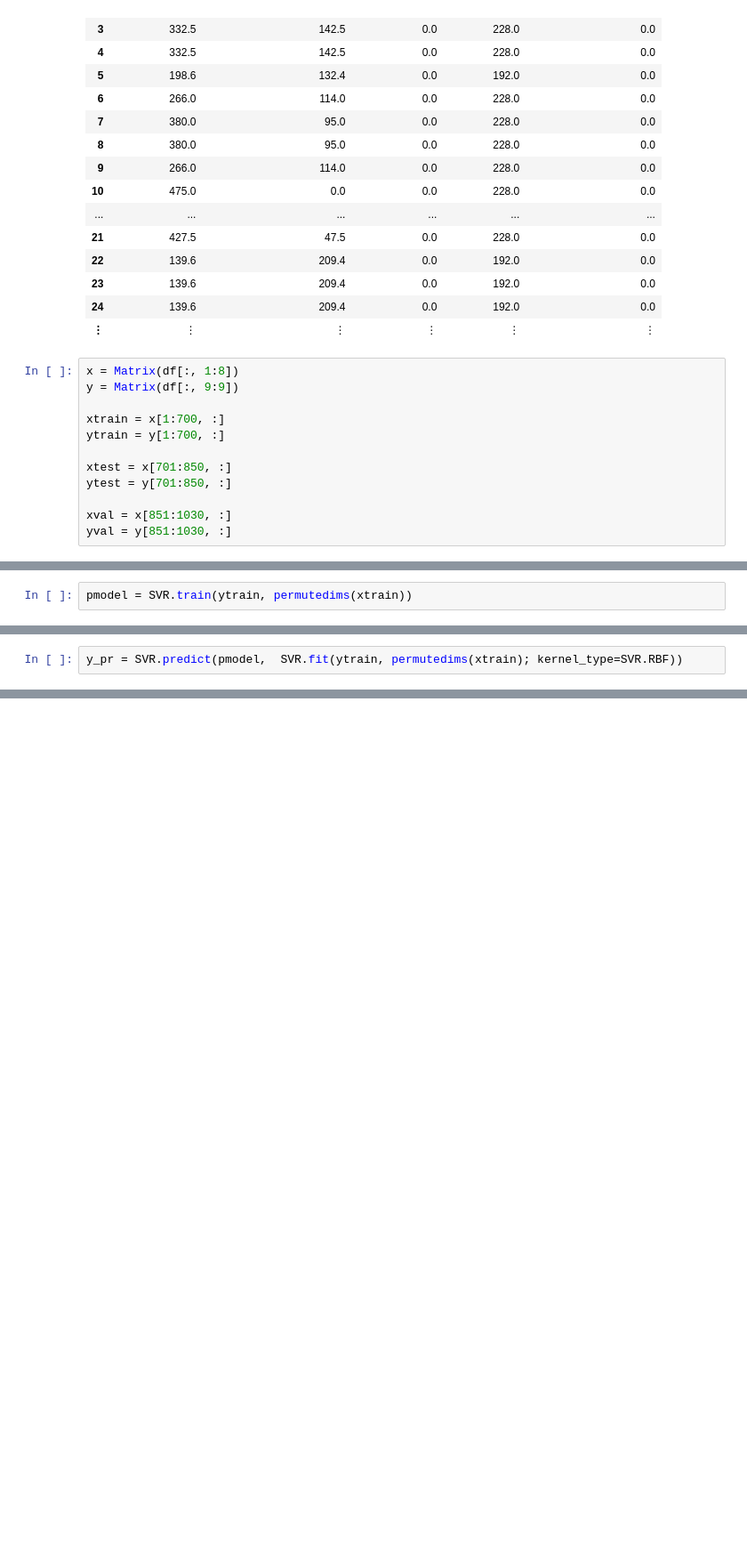
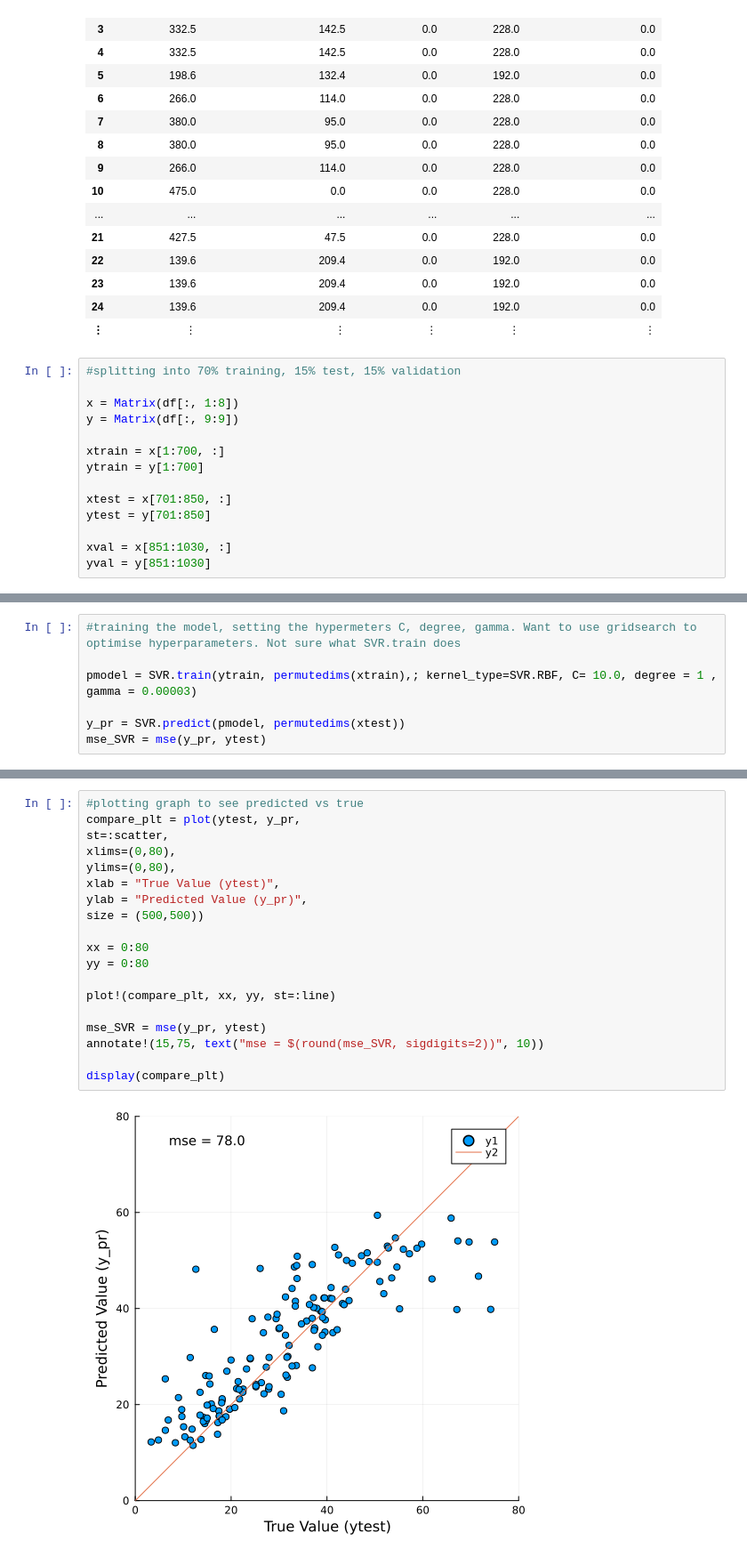
Before and after one commit to uiceds/cee-492-term-project-fall-2022-team-online, a Jupyter notebook: reference/2-Support Vector Regression/SVR.ipynb, the cells around one changed output, grey strips where cells are left out. Shown: that part at 89% size. Cells and saved outputs as stored; diff of their text form; blank space fills up the shorter version.

```diff
--- a/reference/2-Support Vector Regression/SVR.ipynb
+++ b/reference/2-Support Vector Regression/SVR.ipynb
@@ -73,15 +58,17 @@ df = CSV.read(joinpath(dirname(@__FILE__),"Concrete_Data.csv"), DataFrame)
 | 24 | 139.6 | 209.4 | 0.0 | 192.0 | 0.0 |
 | ⋮ | ⋮ | ⋮ | ⋮ | ⋮ | ⋮ |
 # %%
+#splitting into 70% training, 15% test, 15% validation
+
 x = Matrix(df[:, 1:8])
 y = Matrix(df[:, 9:9])
 
 xtrain = x[1:700, :]
-ytrain = y[1:700, :]
+ytrain = y[1:700]
 
 xtest = x[701:850, :]
-ytest = y[701:850, :]
+ytest = y[701:850]
 
 xval = x[851:1030, :]
-yval = y[851:1030, :]
+yval = y[851:1030]
 # %% [output]
@@ -127,2 +91,0 @@ xtest
-# %%
-pmodel = SVR.train(ytrain, permutedims(xtrain))
@@ -132,2 +91,0 @@ pmodel = SVR.train(ytrain, permutedims(xtrain))
-# %%
-y_pr = SVR.predict(pmodel,  SVR.fit(ytrain, permutedims(xtrain); kernel_type=SVR.RBF))
@@ -143,0 +92,7 @@ MethodError: MethodError: no method matching fit!(::EpsilonSVR, ::Matrix{Float64
+# %%
+#training the model, setting the hypermeters C, degree, gamma. Want to use gridsearch to optimise hyperparameters. Not sure what SVR.train does
+
+pmodel = SVR.train(ytrain, permutedims(xtrain),; kernel_type=SVR.RBF, C= 10.0, degree = 1 , gamma = 0.00003)
+
+y_pr = SVR.predict(pmodel, permutedims(xtest))
+mse_SVR = mse(y_pr, ytest)
@@ -143,0 +101,21 @@ MethodError: MethodError: no method matching fit!(::EpsilonSVR, ::Matrix{Float64
+# %%
+#plotting graph to see predicted vs true
+compare_plt = plot(ytest, y_pr,
+st=:scatter,
+xlims=(0,80),
+ylims=(0,80),
+xlab = "True Value (ytest)",
+ylab = "Predicted Value (y_pr)",
+size = (500,500))
+
+xx = 0:80
+yy = 0:80
+
+plot!(compare_plt, xx, yy, st=:line)
+
+mse_SVR = mse(y_pr, ytest)
+annotate!(15,75, text("mse = $(round(mse_SVR, sigdigits=2))", 10))
+
+display(compare_plt)
+# %% [output]
+[figure, added]
```
Also changed, not shown: parts of 8 cells of this notebook.
